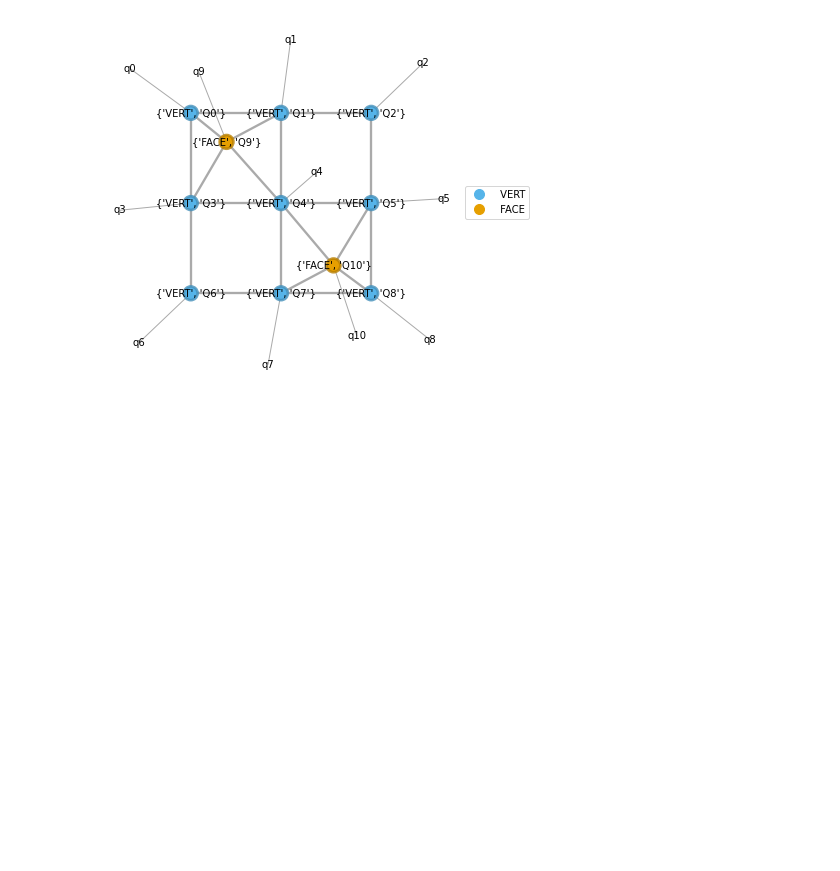
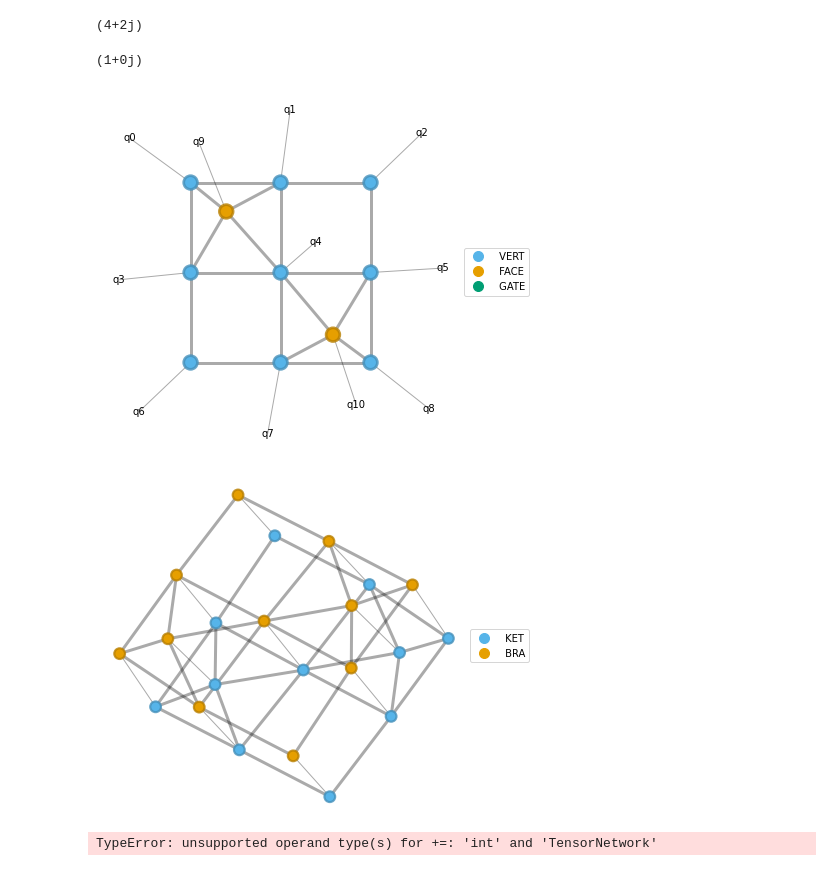
Before and after one commit to gabrielwoolls/fermion-encoding, a Jupyter notebook: tntesting.ipynb, the cells around one changed output. Cells and saved outputs as stored; diff of their text form; code cells hidden in the pictures; blank space fills up the shorter version.

```diff
--- a/tntesting.ipynb
+++ b/tntesting.ipynb
@@ -6,8 +9,24 @@ import numpy as np
-# %%
-import qubitTN
-from importlib import reload
-reload(qubitTN)
-
-vtn = qubitTN.make_qubit_TN(Lx=3,Ly=3, show_graph=True)
-# %% [output]
-[figure, removed]
+# %%
+reload(beeky)
+
+vtn = beeky.MyQubitTN(Lx=3, Ly=3, chi=8)
+vtn.compute_hop_expecs()
+# norm = vtn.make_norm_tensor()
+# %% [output]
+(4+2j)
+# %%
+vtn.graph_psi()
+print(norm^all)
+norm.graph(color=['KET','BRA'])
+# %% [output]
+(1+0j)
+[figure, added]
+[figure, added]
+# %%
+# X,Y,Z = (qu.pauli(mu) for mu in ['x','y','z'])
+# bra = vtn._psi.H
+# G = 0.5*sum(X&X, Y&Y)
+# G_ket = vtn.apply_gate(vtn._psi, G, where=(0,1))
+vtn.compute_hop_expecs()
+# %% [output]
+TypeError: unsupported operand type(s) for +=: 'int' and 'TensorNetwork'
```
Also changed, not shown: parts of 1 cell of this notebook, 1 other file.
